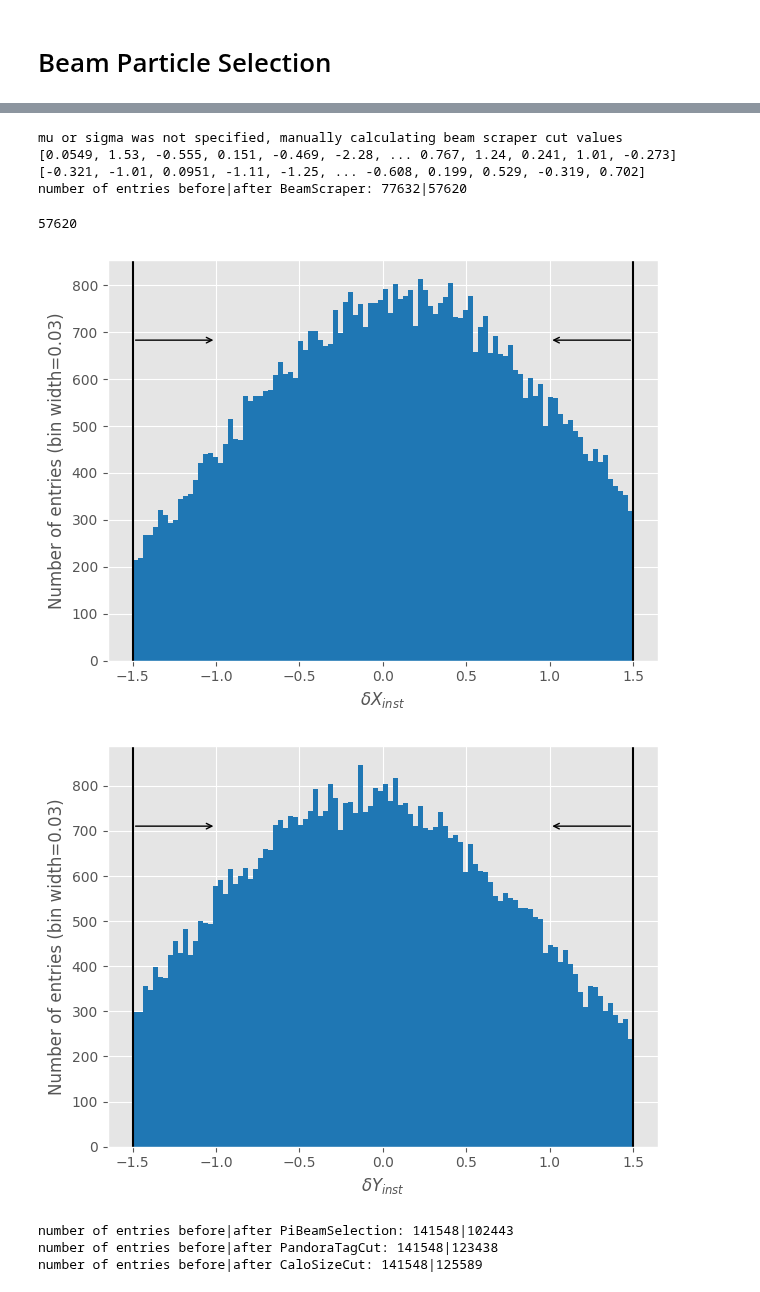
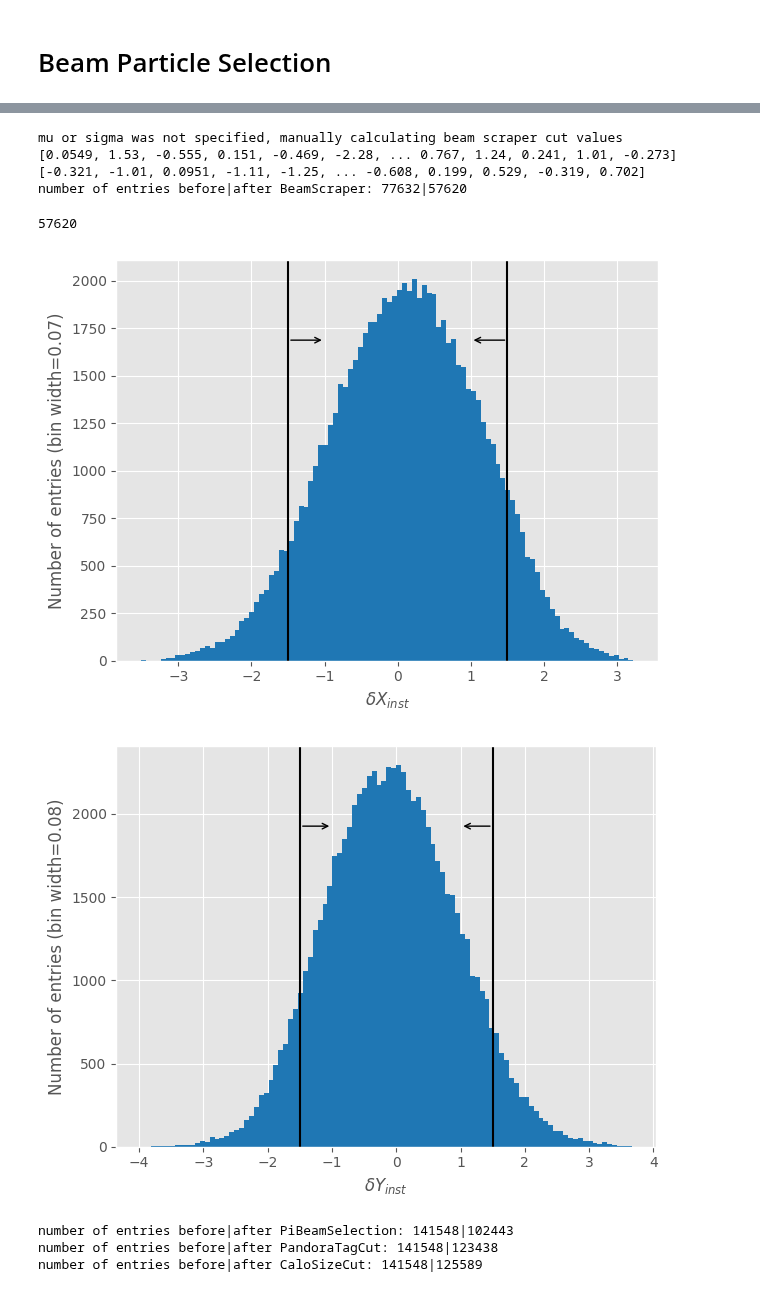
Before and after one commit to dlindebaum/pion-argon-xs-analysis, a Jupyter notebook: analysis/sandbox/selection_plots.ipynb, the cells around one changed output, grey strips where cells are left out. Saved outputs shown, nothing was run; the diff lists cells and outputs as text; code cells hidden in the pictures.

```diff
--- a/analysis/sandbox/selection_plots.ipynb
+++ b/analysis/sandbox/selection_plots.ipynb
@@ -17,13 +17,13 @@ from scipy.optimize import curve_fit
 
 shower_merging.SetPlotStyle(extend_colors = True)
 # %%
-mc = Master.Data("work/ROOTFiles/PDSPAnalyser/PDSPProd4a_MC_1GeV_reco1_sce_datadriven_v1_ntuple_v09_41_00_03.root", nTuple_type = Master.Ntuple_Type.PDSP)
-data = Master.Data("work/ROOTFiles/PDSPAnalyser/PDSPProd4_data_1GeV_reco2_ntuple_v09_41_00_04.root", nTuple_type = Master.Ntuple_Type.PDSP)
+mc = Master.Data("work/ROOTFiles/PDSPAnalyser/PDSPProd4a_MC_2GeV_reco1_sce_datadriven_v1_ntuple_v09_41_00_03.root", nTuple_type = Master.Ntuple_Type.PDSP)
+data = Master.Data("work/ROOTFiles/PDSPAnalyser/PDSPProd4_data_2GeV_reco2_ntuple_v09_42_03_01.root", nTuple_type = Master.Ntuple_Type.PDSP)
 
 samples = {"mc" : mc, "data": data}
 beam_quality_fits = {
-    "mc" : "test/kang_mc_fit.json",
-    "data" : "test/kang_data_fit.json"
+    "mc" : "work/2023/PDSPProd4a_MC_2GeV_reco1_sce_datadriven_v1_ntuple_v09_41_00_03/PDSPProd4a_MC_2GeV_reco1_sce_datadriven_v1_ntuple_v09_41_00_03_fit_values.json",
+    "data" : "work/2023/PDSPProd4_data_2GeV_reco2_ntuple_v09_42_03_01/PDSPProd4_data_2GeV_reco2_ntuple_v09_42_03_01_fit_values.json"
 }
 
 for f in beam_quality_fits:
@@ -123,7 +119,7 @@ deltas_data = {}
 for i in ["x", "y", "z"]:
     deltas_mc[i] = norm(samples["mc"].recoParticles.beam_startPos[i], beam_quality_fits["mc"][f"mu_{i}"], beam_quality_fits["mc"][f"sigma_{i}"])
     deltas_data[i] = norm(samples["data"].recoParticles.beam_startPos[i], beam_quality_fits["data"][f"mu_{i}"], beam_quality_fits["data"][f"sigma_{i}"])
-    Plots.PlotTagged(deltas_mc[i], Tags.GenerateTrueBeamParticleTags(mc), data2 = np.array(deltas_data[i]), bins = 50, x_range = [-5, 5], y_scale = "log", x_label = f"$(" + i + "- \mu_{"+ i + "} )/ \sigma_{" + i + "}$", ncols = 3, norm = True)
+    Plots.PlotTagged(deltas_mc[i], Tags.GenerateTrueBeamParticleTags(mc), data2 = np.array(deltas_data[i]), bins = 50, x_range = [-10, 10], y_scale = "log", x_label = f"$(" + i + "- \mu_{"+ i + "} )/ \sigma_{" + i + "}$", ncols = 3, norm = True)
     Plots.DrawCutPosition(-3, arrow_length = 1, face = "right")
     Plots.DrawCutPosition(3, arrow_length = 1, face = "left")
 
@@ -286,10 +286,10 @@ beam_inst_KE_bins = [700, 800, 900, 1000, 1100]
 bins = 100
 multiplicity = 1.5
 
-Plots.Plot(energy_range, energy_range)
+Plots.Plot(energy_range, energy_range, color = "red")
 Plots.PlotHist2D(beam_inst_KE, true_ffKE, xlabel = "$KE_{inst}$ (MeV)", ylabel = "$KE_{true}$ (MeV)", x_range = energy_range, y_range = energy_range, newFigure = False)
 
 delta_KE_upstream = beam_inst_KE - true_ffKE
 Plots.PlotHist2D(beam_inst_KE, delta_KE_upstream, xlabel = "$KE_{inst}$ (MeV)", ylabel = "$KE_{inst} - KE_{true}$ (MeV)", x_range = energy_range, y_range = residual_range)
-for i in beam_inst_KE_bins: plt.axvline(i)
+for i in beam_inst_KE_bins: plt.axvline(i, color = "red")
 # %% [output]
@@ -306,6 +306,8 @@ mean_x = []
 mean_y = []
 std_x = []
 std_y = []
+
+scraper_threshold = []
 
 for i in range(1, len(beam_inst_KE_bins)):
     bin_label = "$KE_{inst}$:" + f"[{beam_inst_KE_bins[i-1]},{beam_inst_KE_bins[i]}] (MeV)"
@@ -324,13 +326,13 @@ for i in range(1, len(beam_inst_KE_bins)):
     plt.axvline(popt[1] + 3 * abs(popt[2]), color = "black", linestyle = "--")
     plt.xlim(*residual_range)
 
+    scraper_threshold.append(popt[1])
     is_scraper = delta_KE_upstream[e] > (popt[1] + 3 * abs(popt[2]))
 
     plt.figure(2)
     plt.subplot(2, 2, i)
-    # print(mc.recoParticles._RecoParticleData__reco_beam_inst_pos[e])
     Plots.Plot(mc.recoParticles.beam_inst_pos.x[e][~is_scraper], mc.recoParticles.beam_inst_pos.y[e][~is_scraper], newFigure = False, linestyle = "", marker = "o", markersize = 2, title = bin_label, color = "C0", alpha = 0.5, label = "non-scraper")
-    Plots.Plot(mc.recoParticles.beam_inst_pos[e][is_scraper].x, mc.recoParticles.beam_inst_pos[e][is_scraper].y, newFigure = False, linestyle = "", marker = "o", markersize = 2, title = bin_label, color = "C6", alpha = 0.5, label = "scraper")
+    Plots.Plot(mc.recoParticles.beam_inst_pos.x[e][is_scraper], mc.recoParticles.beam_inst_pos.y[e][is_scraper], newFigure = False, linestyle = "", marker = "o", markersize = 2, title = bin_label, color = "C6", alpha = 0.5, label = "scraper")
     plt.xlabel("$X_{inst}$ (cm)")
     plt.ylabel("$Y_{inst}$ (cm)")
 
@@ -358,4 +360,5 @@ print(mean_x[1])
 print(mean_y[1])
 print(std_x[1])
 print(std_y[1])
+print(scraper_threshold)
 # %% [output]
@@ -384,27 +366,27 @@ print(std_y[1])
 # %%
 nx = norm(mc.recoParticles.beam_inst_pos.x, mean_x[1], std_x[1])
 ny = norm(mc.recoParticles.beam_inst_pos.y, mean_y[1], std_y[1])
 
 mc_mask = BeamParticleSelection.BeamScraper(mc, KE_range = [800, 900])
 
 print(ak.sum(mc_mask))
 
 r = (nx**2 + ny**2)**0.5
-Plots.PlotHist(nx[mc_mask], xlabel = "$\delta X_{inst}$")
+Plots.PlotHist(nx, xlabel = "$\delta X_{inst}$")
 Plots.DrawCutPosition(-multiplicity, arrow_length = 0.5, face = "right")
 Plots.DrawCutPosition(multiplicity, arrow_length = 0.5, face = "left")
 
-Plots.PlotHist(ny[mc_mask], xlabel = "$\delta Y_{inst}$")
+Plots.PlotHist(ny, xlabel = "$\delta Y_{inst}$")
 Plots.DrawCutPosition(-multiplicity, arrow_length = 0.5, face = "right")
 Plots.DrawCutPosition(multiplicity, arrow_length = 0.5, face = "left")
 # %% [output]
 mu or sigma was not specified, manually calculating beam scraper cut values
 [0.0549, 1.53, -0.555, 0.151, -0.469, -2.28, ... 0.767, 1.24, 0.241, 1.01, -0.273]
 [-0.321, -1.01, 0.0951, -1.11, -1.25, ... -0.608, 0.199, 0.529, -0.319, 0.702]
 number of entries before|after BeamScraper: 77632|57620
 57620
-[figure, old version]
+[figure, new version]
-[figure, old version]
+[figure, new version]
 # %%
 masks = {}
 masks["mc"] = BeamParticleSelection.CreateDefaultSelection(samples["mc"], False, beam_quality_fits["mc"], verbose = False, return_table = False)
```
Also changed, not shown: parts of 14 cells of this notebook, 7 other files.
